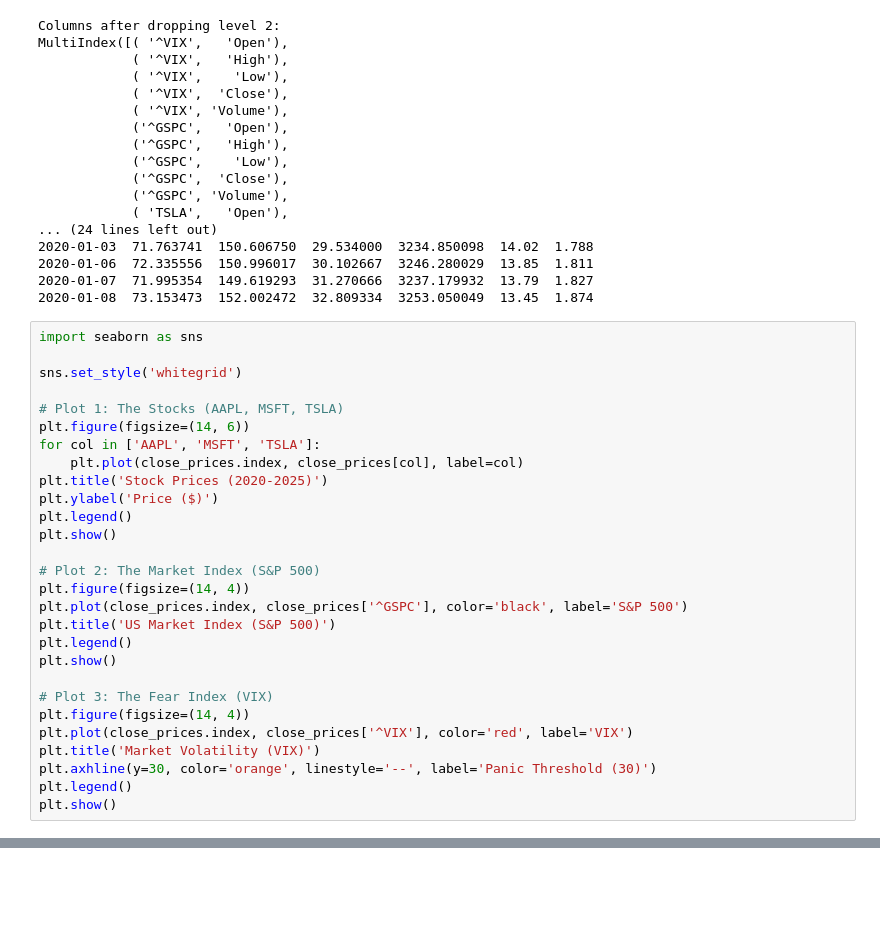
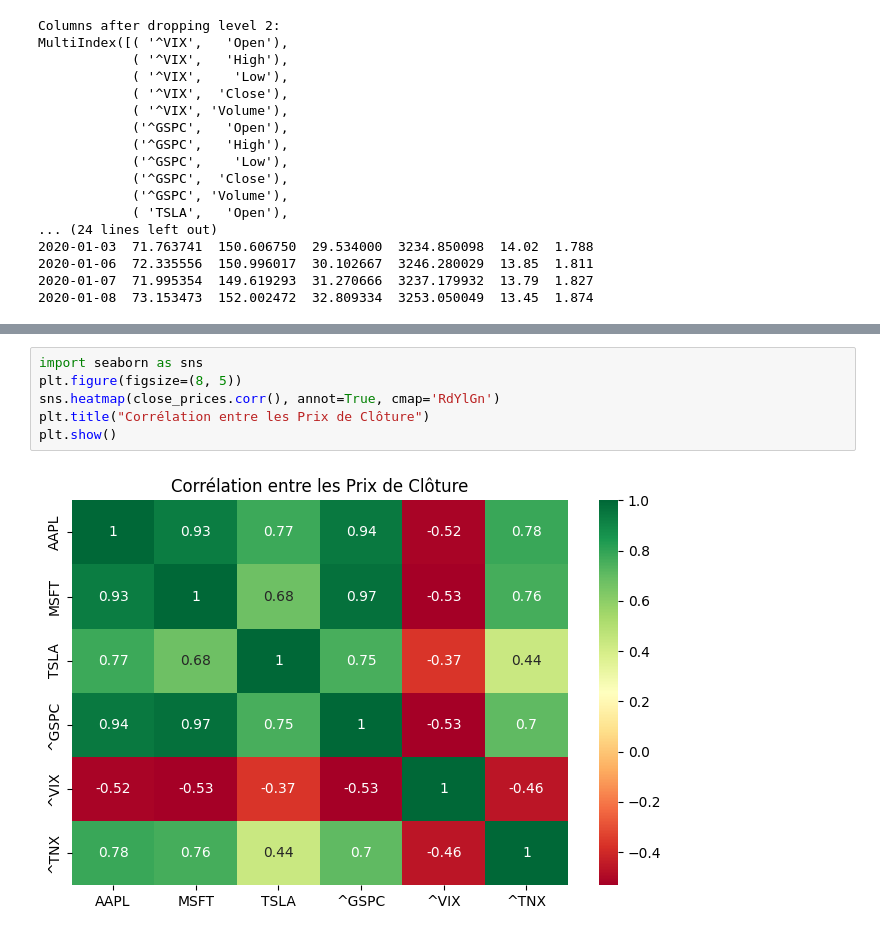
Before and after one commit to Youssef-0202/Data-Mining-Project-, a Jupyter notebook: notebooks/1_data_preparation.ipynb, the cells around one changed output, grey strips where cells are left out. Cells and saved outputs as stored; diff of their text form; blank space fills up the shorter version.

```diff
--- a/notebooks/1_data_preparation.ipynb
+++ b/notebooks/1_data_preparation.ipynb
@@ -83,31 +93,3 @@ MultiIndex([( '^VIX',   'Open'),
 2020-01-06  72.335556  150.996017  30.102667  3246.280029  13.85  1.811
 2020-01-07  71.995354  149.619293  31.270666  3237.179932  13.79  1.827
 2020-01-08  73.153473  152.002472  32.809334  3253.050049  13.45  1.874
-# %%
-import seaborn as sns
-
-sns.set_style('whitegrid')
-
-# Plot 1: The Stocks (AAPL, MSFT, TSLA)
-plt.figure(figsize=(14, 6))
-for col in ['AAPL', 'MSFT', 'TSLA']:
-    plt.plot(close_prices.index, close_prices[col], label=col)
-plt.title('Stock Prices (2020-2025)')
-plt.ylabel('Price ($)')
-plt.legend()
-plt.show()
-
-# Plot 2: The Market Index (S&P 500)
-plt.figure(figsize=(14, 4))
-plt.plot(close_prices.index, close_prices['^GSPC'], color='black', label='S&P 500')
-plt.title('US Market Index (S&P 500)')
-plt.legend()
-plt.show()
-
-# Plot 3: The Fear Index (VIX)
-plt.figure(figsize=(14, 4))
-plt.plot(close_prices.index, close_prices['^VIX'], color='red', label='VIX')
-plt.title('Market Volatility (VIX)')
-plt.axhline(y=30, color='orange', linestyle='--', label='Panic Threshold (30)')
-plt.legend()
-plt.show()
@@ -128,0 +201,8 @@ Ready for Feature Engineering!
+# %%
+import seaborn as sns
+plt.figure(figsize=(8, 5))
+sns.heatmap(close_prices.corr(), annot=True, cmap='RdYlGn')
+plt.title("Corrélation entre les Prix de Clôture")
+plt.show()
+# %% [output]
+[figure, added]
```
Also changed, not shown: parts of 14 cells of this notebook, 2 other files.
